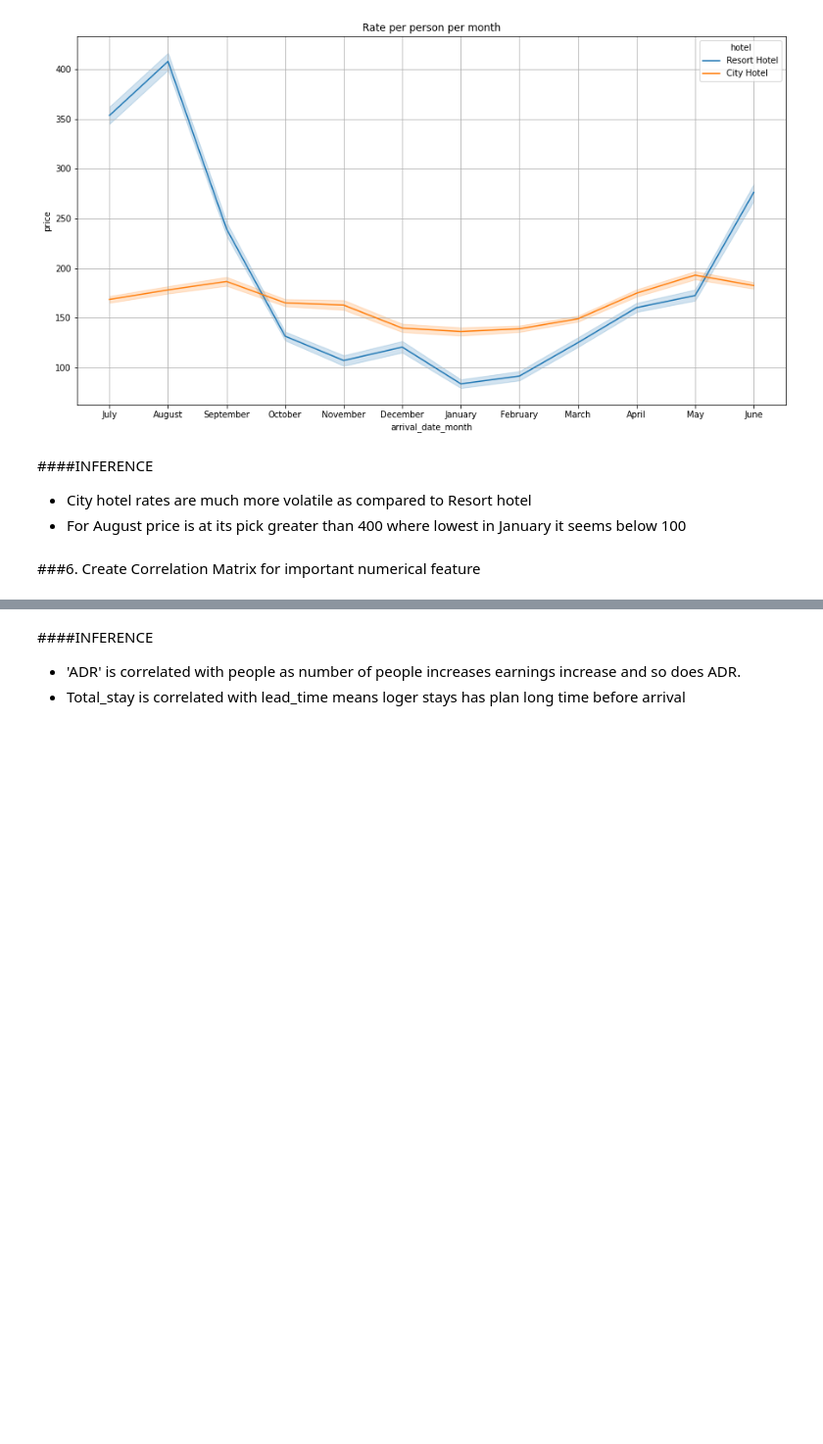
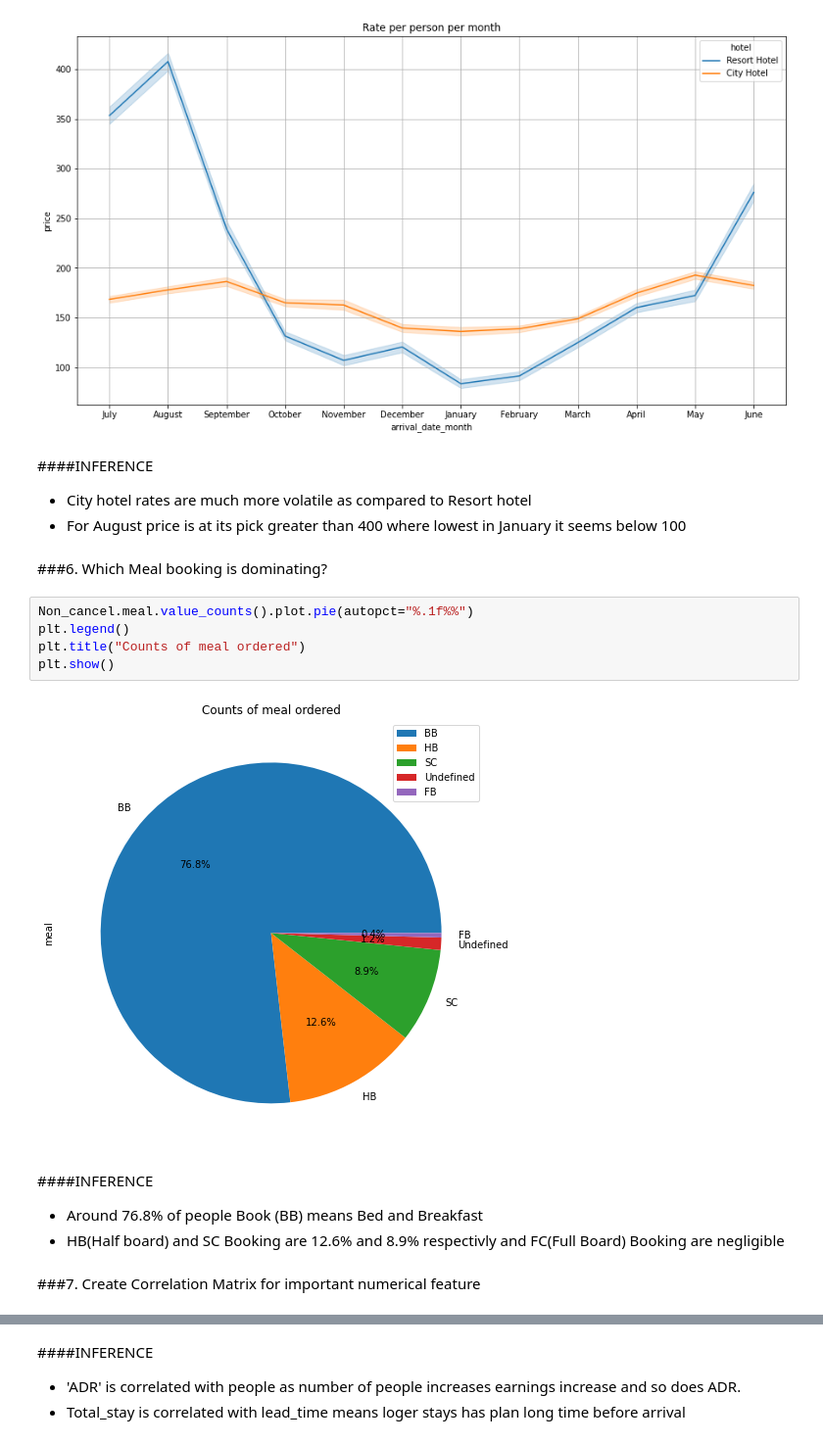
Before and after one commit to MohanVishe/Exploratory-Data-Analysis----Hotel-Booking-Dataset, a Jupyter notebook: Hotel_Booking_Analysis_Capstone_Project.ipynb, the cells around one changed output, grey strips where cells are left out. Shown at 98% size. Drawn from its saved outputs; the diff is of its cells as text; blank space fills up the shorter version.

```diff
--- a/Hotel_Booking_Analysis_Capstone_Project.ipynb
+++ b/Hotel_Booking_Analysis_Capstone_Project.ipynb
@@ -282,8 +282,21 @@ See the caveats in the documentation: https://pandas.pydata.org/pandas-docs/stab
 ####INFERENCE
 *  City hotel rates are much more volatile as compared to Resort hotel
 *  For August price is at its pick greater than 400 where lowest in January it seems below 100
+# %% [markdown]
+###6. Which Meal booking is dominating?
+# %%
+Non_cancel.meal.value_counts().plot.pie(autopct="%.1f%%")
+plt.legend()
+plt.title("Counts of meal ordered")
+plt.show()
+# %% [output]
+[figure, added]
+# %% [markdown]
+####INFERENCE
+* Around 76.8% of  people Book (BB) means Bed and Breakfast
+* HB(Half board) and SC Booking are 12.6% and 8.9% respectivly and FC(Full Board) Booking are negligible
 # %% [markdown]
-###6. Create Correlation Matrix for important numerical feature
+###7. Create Correlation Matrix for important numerical feature
 # %%
 #list of important numerical features
 lst=['lead_time','previous_cancellations','previous_bookings_not_canceled','booking_changes','days_in_waiting_list','adr',"People","total_stay"]
```
Also changed, not shown: parts of 5 cells of this notebook.
